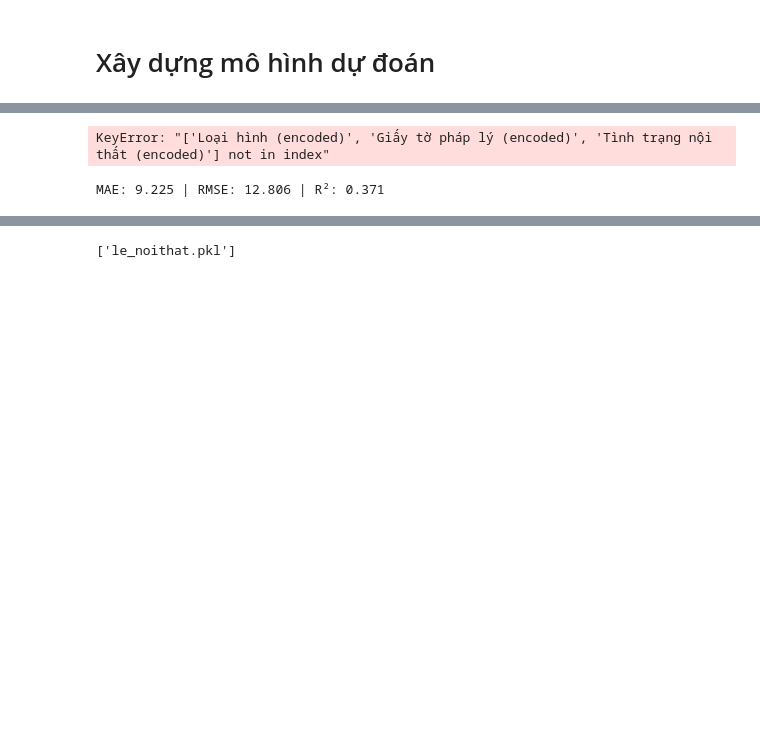
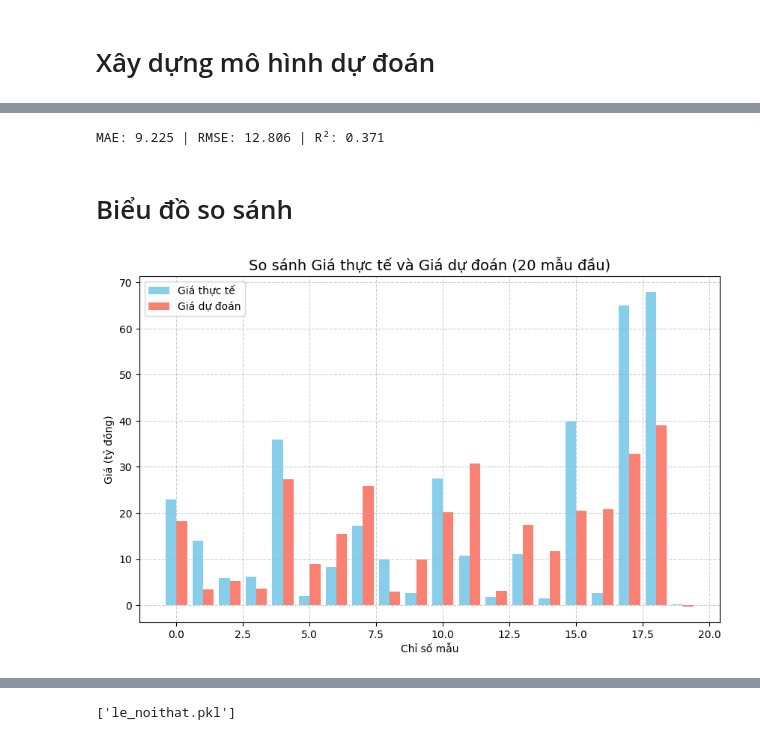
Before and after one commit to QuangHuy-IT/KHDL_Chuong3, a Jupyter notebook: bds.ipynb, the cells around one changed output, grey strips where cells are left out. Saved outputs shown, nothing was run; the diff lists cells and outputs as text; code cells hidden in the pictures; blank space fills up the shorter version.

```diff
--- a/bds.ipynb
+++ b/bds.ipynb
@@ -431,10 +424,10 @@ le_loai = LabelEncoder()
 le_phaply = LabelEncoder()
 le_noithat = LabelEncoder()
 
-df["Loại hình"] = df["Loại hình"].astype(str)
-df["Giấy tờ pháp lý"] = df["Giấy tờ pháp lý"].astype(str)
-df["Tình trạng nội thất"] = df["Tình trạng nội thất"].astype(str)
+df_scaled["Loại hình"] = df_scaled["Loại hình"].astype(str)
+df_scaled["Giấy tờ pháp lý"] = df_scaled["Giấy tờ pháp lý"].astype(str)
+df_scaled["Tình trạng nội thất"] = df_scaled["Tình trạng nội thất"].astype(str)
 
-df["Loại hình (encoded)"] = le_loai.fit_transform(df["Loại hình"])
-df["Giấy tờ pháp lý (encoded)"] = le_phaply.fit_transform(df["Giấy tờ pháp lý"])
-df["Tình trạng nội thất (encoded)"] = le_noithat.fit_transform(df["Tình trạng nội thất"])
+df_scaled["Loại hình (encoded)"] = le_loai.fit_transform(df_scaled["Loại hình"])
+df_scaled["Giấy tờ pháp lý (encoded)"] = le_phaply.fit_transform(df_scaled["Giấy tờ pháp lý"])
+df_scaled["Tình trạng nội thất (encoded)"] = le_noithat.fit_transform(df_scaled["Tình trạng nội thất"])
@@ -465,8 +442,6 @@ cols_for_model = [
 ]
 X = df_scaled[cols_for_model]
 Y = df_scaled['Giá (tỷ)']
-# %% [output]
-KeyError: "['Loại hình (encoded)', 'Giấy tờ pháp lý (encoded)', 'Tình trạng nội thất (encoded)'] not in index"
 # %%
 X_train, X_test, Y_train, Y_test = train_test_split(X, Y, test_size=0.2, random_state=42)
 
@@ -480,3 +455,21 @@ r2 = model.score(X_test, Y_test)
 print(f"MAE: {mae:.3f} | RMSE: {rmse:.3f} | R²: {r2:.3f}")
 # %% [output]
 MAE: 9.225 | RMSE: 12.806 | R²: 0.371
+# %% [markdown]
+# Biểu đồ so sánh
+# %%
+n = 20
+indices = np.arange(n)
+
+plt.figure(figsize=(10,6))
+plt.bar(indices - 0.2, Y_test[:n], width=0.4, label='Giá thực tế', color='skyblue')
+plt.bar(indices + 0.2, Y_pred[:n], width=0.4, label='Giá dự đoán', color='salmon')
+
+plt.title("So sánh Giá thực tế và Giá dự đoán (20 mẫu đầu)", fontsize=14)
+plt.xlabel("Chỉ số mẫu")
+plt.ylabel("Giá (tỷ đồng)")
+plt.legend()
+plt.grid(True, linestyle='--', alpha=0.6)
+plt.show()
+# %% [output]
+[figure, added]
```
Also changed, not shown: parts of 9 cells of this notebook, 1 other file.
